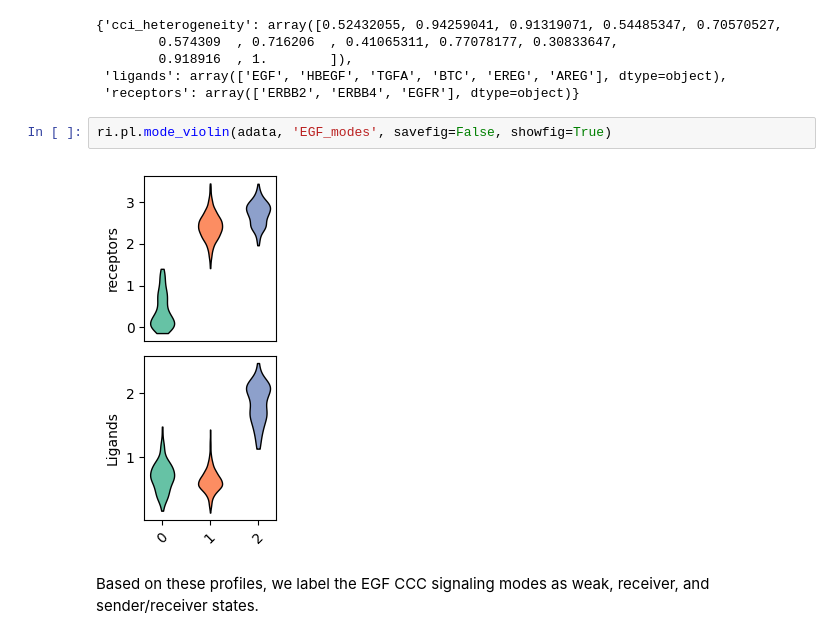
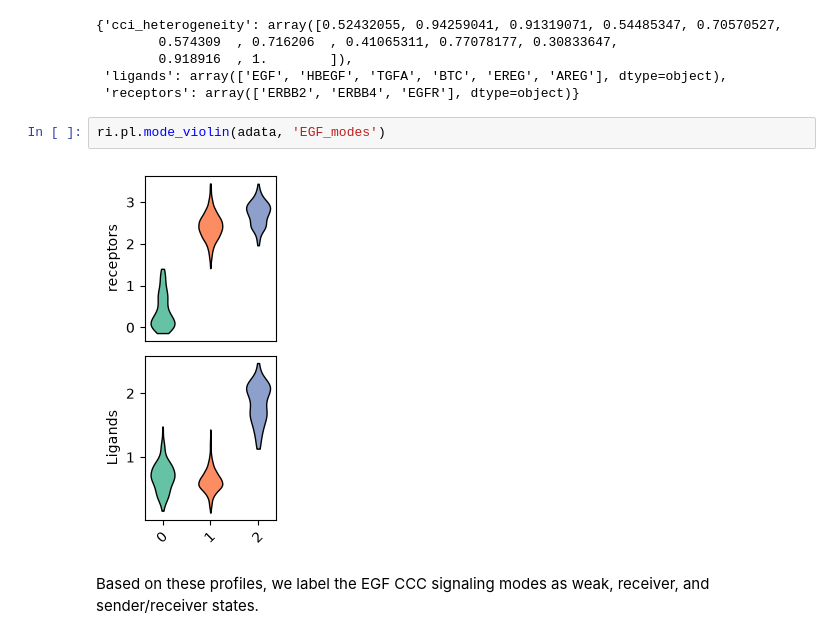
Before and after one commit to federicobocci/Robust-Identification-of-Cell-cell-Communication-Heterogeneity-in-single-cells, a Jupyter notebook: tutorials/tutorial-3-integrate-Liana.ipynb, the cells around one changed output. Drawn from its saved outputs; the diff is of its cells as text.

```diff
--- a/tutorials/tutorial-3-integrate-Liana.ipynb
+++ b/tutorials/tutorial-3-integrate-Liana.ipynb
@@ -49,9 +49,9 @@ adata.uns['pathways']['EGF']
  'ligands': array(['EGF', 'HBEGF', 'TGFA', 'BTC', 'EREG', 'AREG'], dtype=object),
  'receptors': array(['ERBB2', 'ERBB4', 'EGFR'], dtype=object)}
 # %%
-ri.pl.mode_violin(adata, 'EGF_modes', savefig=False, showfig=True)
+ri.pl.mode_violin(adata, 'EGF_modes')
 # %% [output]
-[figure, old version]
+[figure, new version]
 # %% [markdown]
 Based on these profiles, we label the EGF CCC signaling modes as weak, receiver, and sender/receiver states.
 # %%
```
Also changed, not shown: parts of 4 cells of this notebook, 2 other files.
